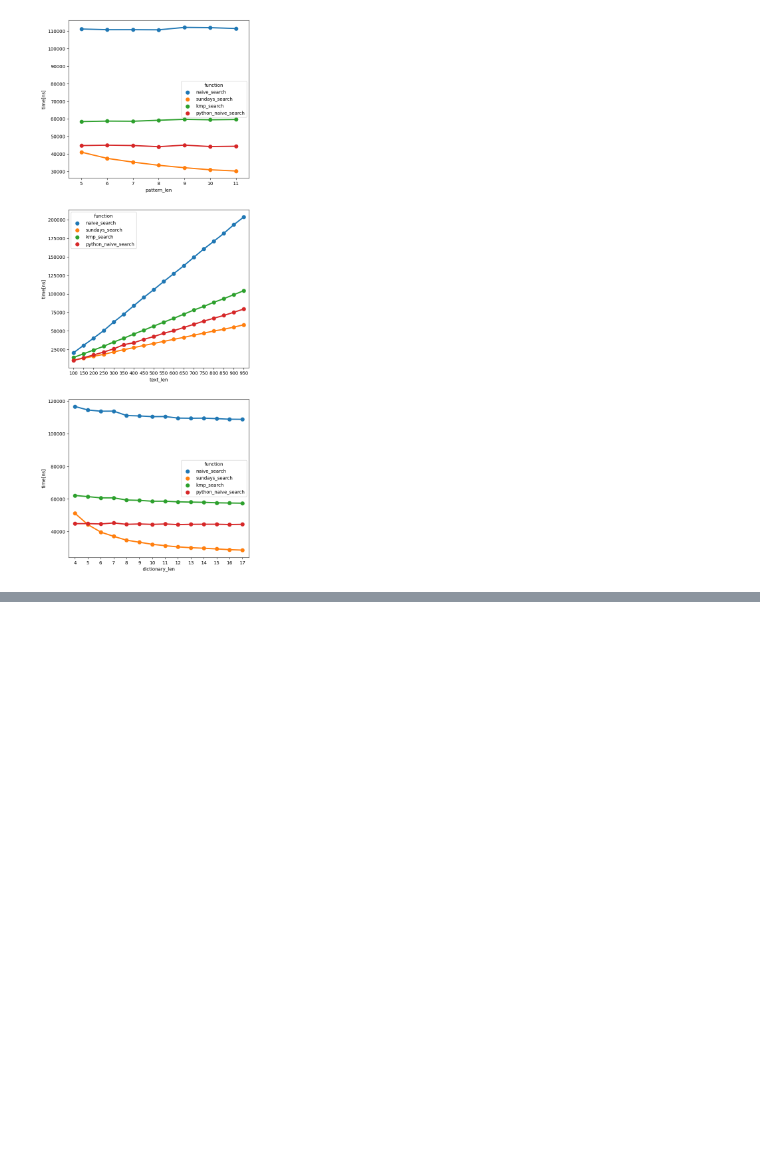
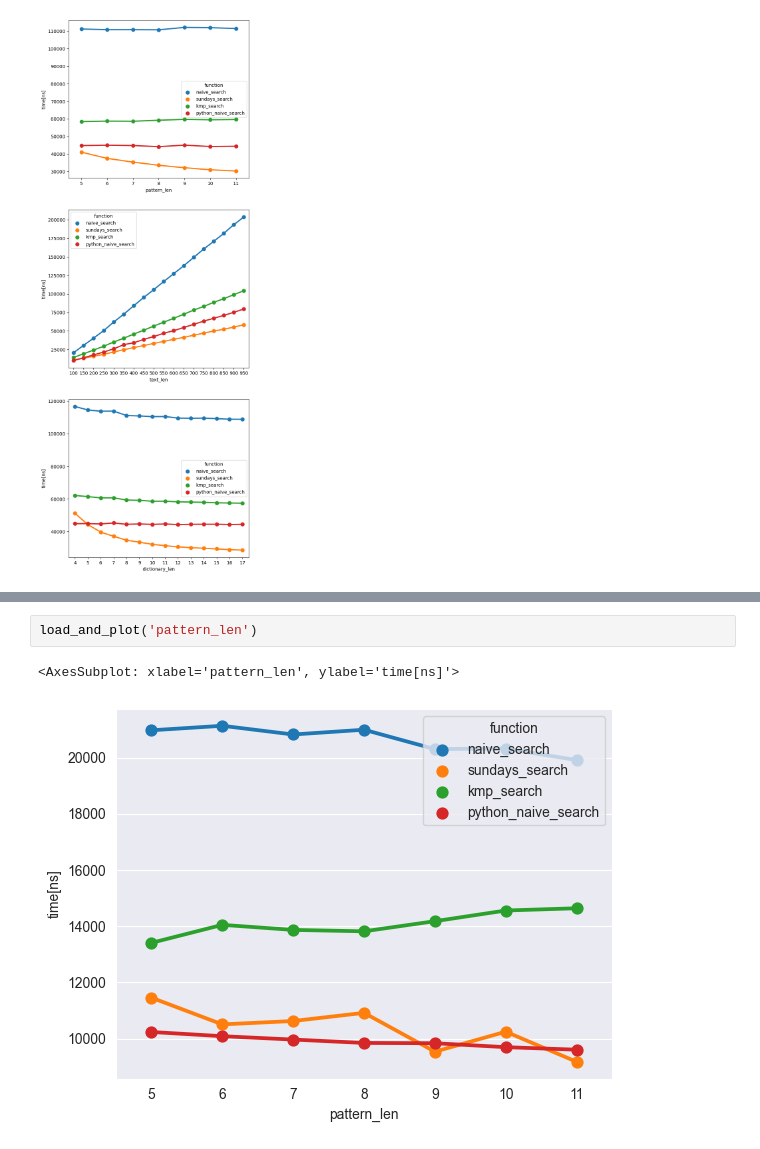
Before and after one commit to bruderooo/Algorithms, a Jupyter notebook: algorithms/task1/compare.ipynb, the cells around one changed output, grey strips where cells are left out. Cells and saved outputs as stored; diff of their text form; blank space fills up the shorter version.

```diff
--- a/algorithms/task1/compare.ipynb
+++ b/algorithms/task1/compare.ipynb
@@ -15,0 +23,5 @@ for col, ax in zip(('pattern_len', 'text_len', 'dictionary_len', 'python_naive_s
+# %%
+load_and_plot('pattern_len')
+# %% [output]
+<AxesSubplot: xlabel='pattern_len', ylabel='time[ns]'>
+[figure, added]
```
Also changed, not shown: parts of 3 cells of this notebook, 4 other files.
